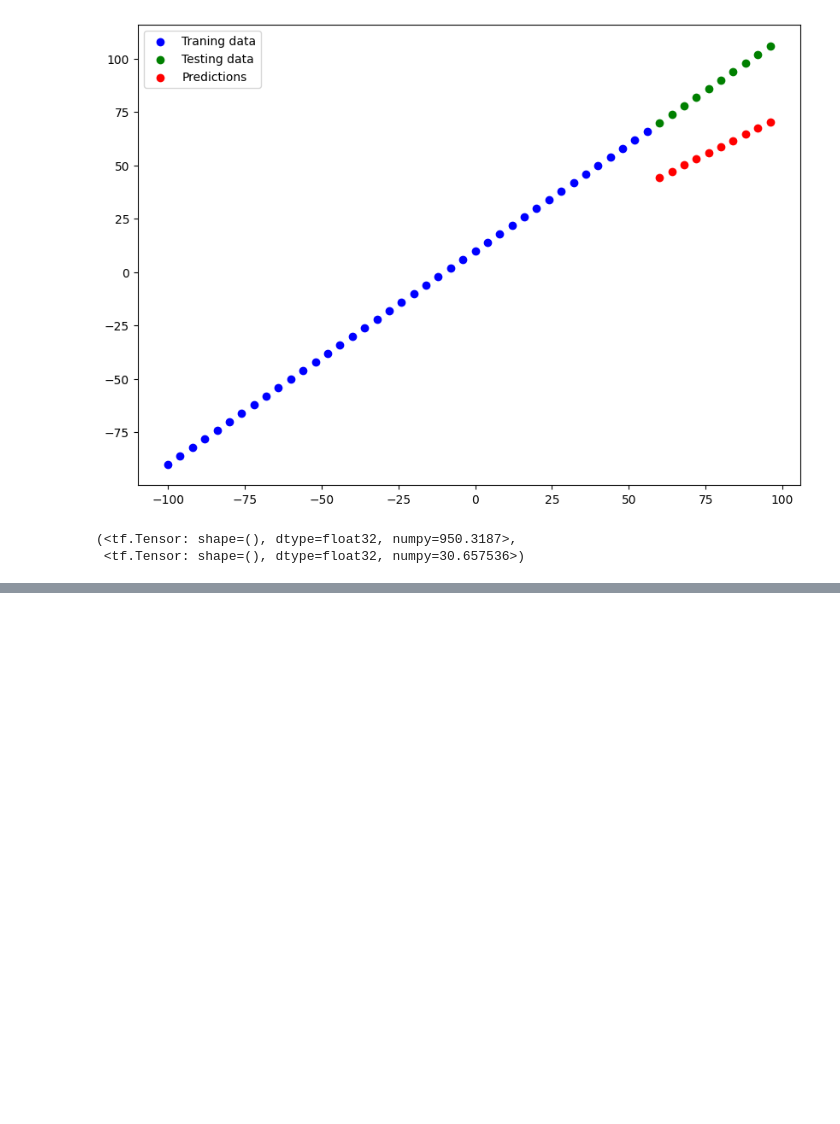
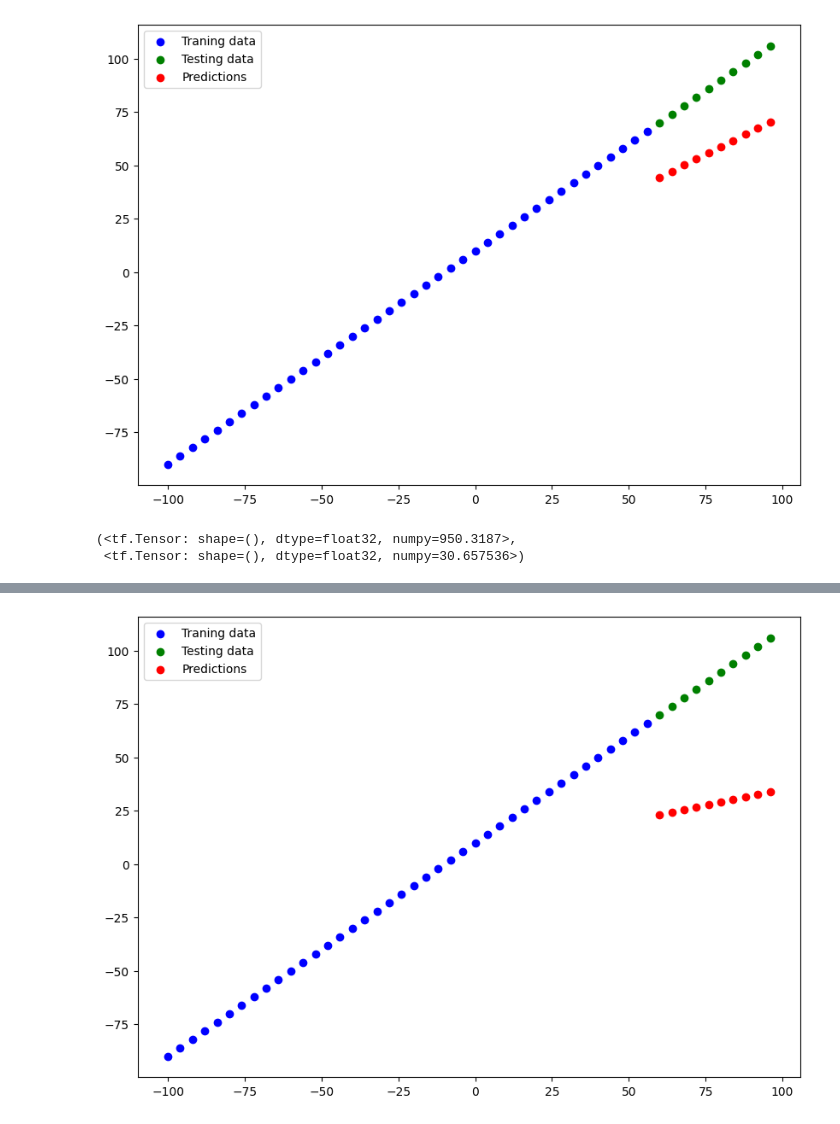
Before and after one commit to Arrnv/Neural-network-regression, a Jupyter notebook: 01_neutral_network_regression_with_tensorflow.ipynb, the cells around one changed output, grey strips where cells are left out. Drawn from its saved outputs; the diff is of its cells as text; code cells hidden in the pictures; blank space fills up the shorter version.

```diff
--- a/01_neutral_network_regression_with_tensorflow.ipynb
+++ b/01_neutral_network_regression_with_tensorflow.ipynb
@@ -551,0 +596,17 @@ mse_1, mae_1
+# %%
+# Set the random seed
+tf.random.set_seed(11)
+
+# Build the model 2
+model_3 = tf.keras.Sequential([
+    tf.keras.layers.Dense(10),
+    tf.keras.layers.Dense(1)
+])
+
+# compile the model 2
+model_3.compile(loss=tf.keras.losses.mae,
+                optimizer = tf.keras.optimizers.SGD(),
+                metrics=["mse"])
+
+# Fitting the model
+model_3.fit(tf.expand_dims(x_train,axis=-1),y_train, epochs = 500)
@@ -551,0 +632,5 @@ mse_1, mae_1
+# %%
+# ploting predictions
+y_preds_3 = model_3.predict(x_test)
+plot_prediction(prediction=y_preds_3)
+# %% [output]
@@ -551,0 +638 @@ mse_1, mae_1
+[figure, added]
```
Also changed, not shown: parts of 5 cells of this notebook.
